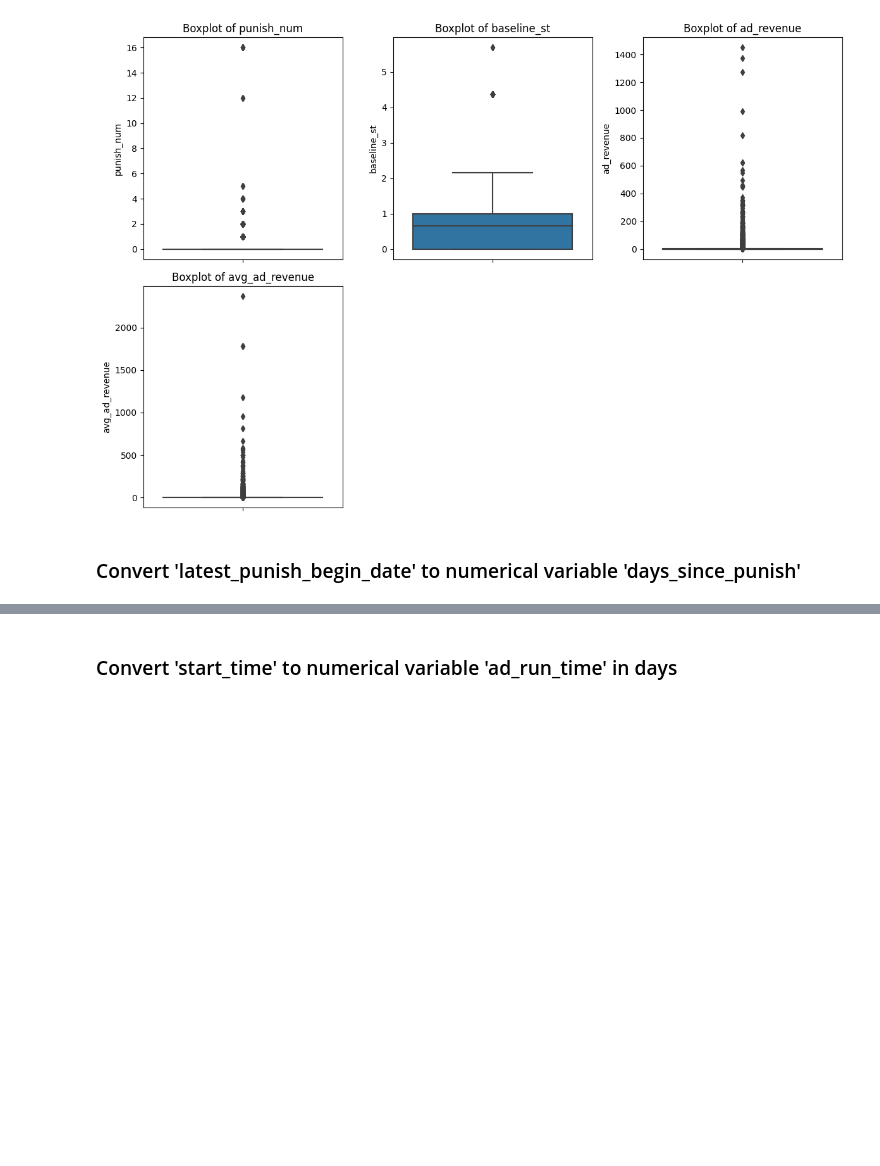
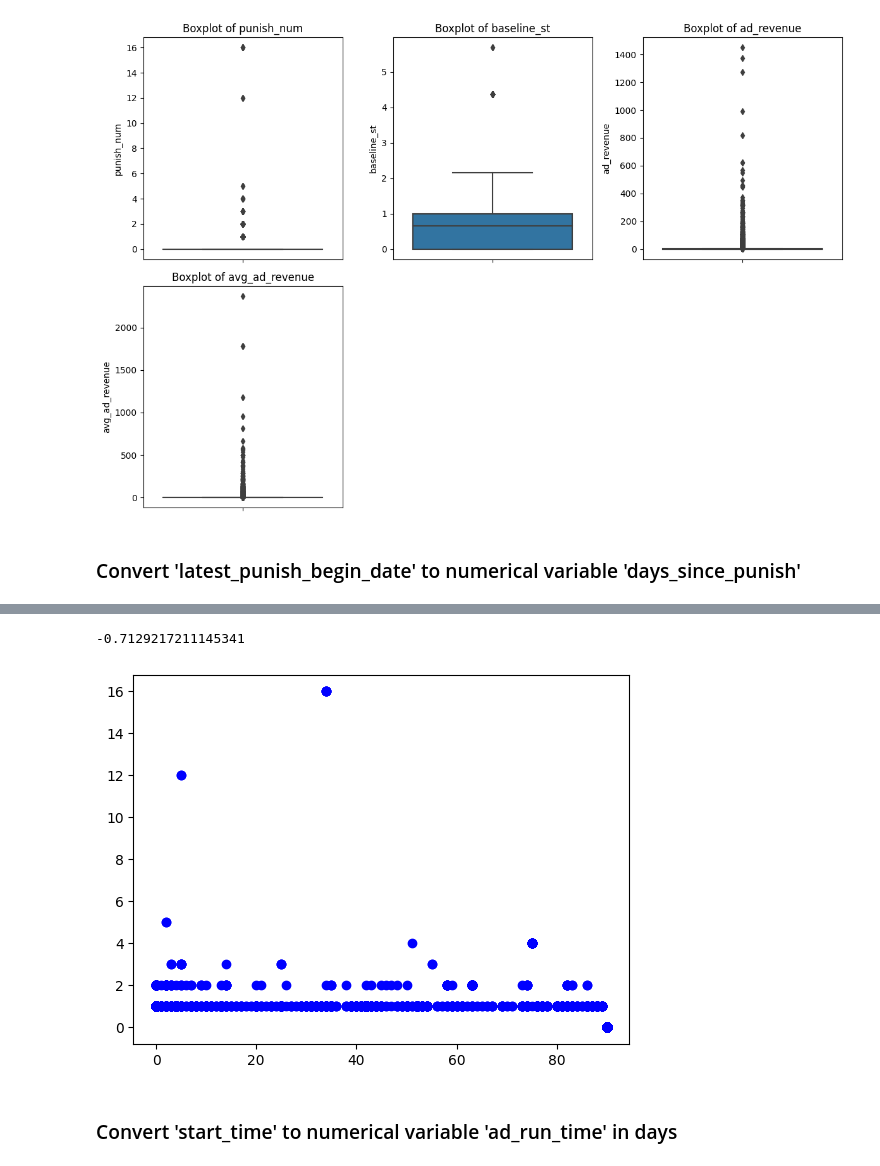
Before and after one commit to Lu-Yi-Fan/Tiktok-hackerthon, a Jupyter notebook: main.ipynb, the cells around one changed output, grey strips where cells are left out. Drawn from its saved outputs; the diff is of its cells as text; code cells hidden in the pictures; blank space fills up the shorter version.

Commit message:
country x punish not sure..

```diff
--- a/main.ipynb
+++ b/main.ipynb
@@ -424,6 +424,19 @@ Name: days_since_punish, Length: 39564, dtype: int64
 | 2 | 1738303151826990 | AU | 2.0 | 2023-07-24 | 0.092819 | 0.742242 | 2022-07-14 05:00:00 | ... |
 | 3 | 1738303920938010 | NZ | 2.0 | 2023-07-24 | NaN | 0.742242 | 2022-07-14 05:16:00 | ... |
 | 4 | 1738304016410620 | NZ | 2.0 | 2023-07-24 | 0.081561 | 0.742242 | 2022-07-14 05:17:00 | ... |
+# %%
+x=ads_dim_scaled["days_since_punish"]
+y=ads_dim_scaled["punish_num"]
+
+plt.scatter(x, y, label='Scatter Plot', color='blue', marker='o',)
+
+from scipy.stats import pearsonr
+
+correlation, p_value = pearsonr(x, y)
+correlation
+# %% [output]
+-0.7129217211145341
+[figure, added]
 # %% [markdown]
 ### Convert 'start_time' to numerical variable 'ad_run_time' in days
 # %%
```
Also changed, not shown: parts of 1 cell of this notebook.
